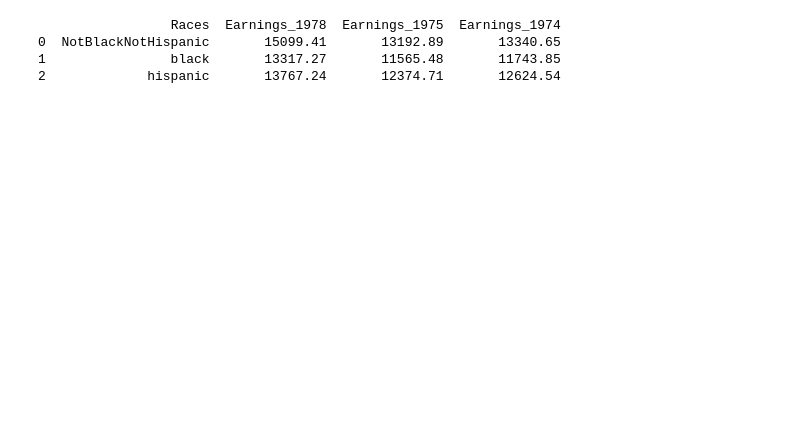
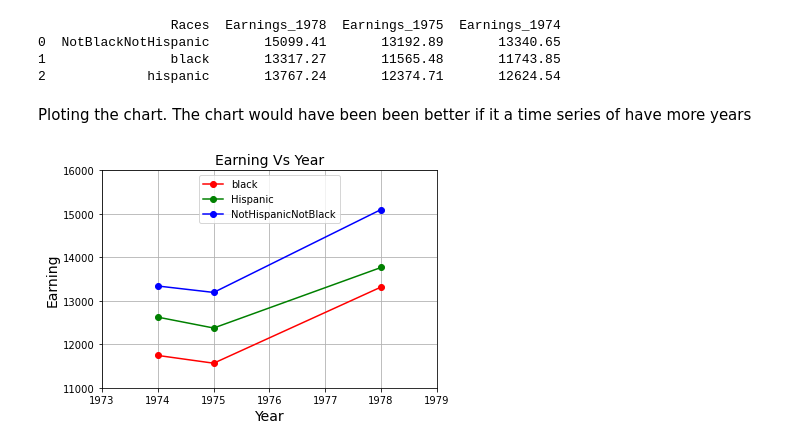
Before and after one commit to fadesere/BSIP_Assignment_1_Students, a Jupyter notebook: Assignment.ipynb, the cells around one changed output. Drawn from its saved outputs; the diff is of its cells as text; code cells hidden in the pictures; blank space fills up the shorter version.

```diff
--- a/Assignment.ipynb
+++ b/Assignment.ipynb
@@ -516,3 +595,45 @@ print(final_df)
 0  NotBlackNotHispanic       15099.41       13192.89       13340.65
 1                black       13317.27       11565.48       11743.85
 2             hispanic       13767.24       12374.71       12624.54
+# %% [markdown]
+Ploting the chart. The chart would have been been better if it a time series of have more years
+# %%
+df_hisp = df[df["Races"]=='hispanic']
+df_black = df[df['Races']=="black"]
+df_nhb = df[df['Races']=="NotBlackNotHispanic"]
+# %%
+# putting the years in data frame and median earning and rounding to 2 decimal places
+
+Data = {'Year': [1974,1975,1978],
+        'Earning': [round(df_black["Earnings_1974"].median(),2),round(df_black["Earnings_1975"].median(),2),round(df_black["Earnings_1978"].median(),2)]
+  }
+
+df_Earning_black = pd.DataFrame(Data,columns=['Year','Earning'])
+# %%
+# putting the years in data frame and median earning and rounding to 2 decimal places
+
+Data1 = {'Year': [1974,1975,1978],
+        'Earning': [round(df_hisp["Earnings_1974"].median(),2),round(df_hisp["Earnings_1975"].median(),2),round(df_hisp["Earnings_1978"].median(),2)]
+  }
+
+df_Earning_hisp = pd.DataFrame(Data1,columns=['Year','Earning'])
+# %%
+Data2 = {'Year': [1974,1975,1978],
+        'Earning': [round(df_nhb["Earnings_1974"].median(),2),round(df_nhb["Earnings_1975"].median(),2),round(df_nhb["Earnings_1978"].median(),2)]
+  }
+
+df_Earning_nhb = pd.DataFrame(Data2,columns=['Year','Earning'])
+# %%
+
+plt.plot(df_Earning_black['Year'], df_Earning_black['Earning'],label = "black", color='red', marker='o')
+plt.plot(df_Earning_hisp['Year'], df_Earning_hisp['Earning'],label = "Hispanic", color='green', marker='o')
+plt.plot(df_Earning_nhb['Year'], df_Earning_nhb['Earning'], label ="NotHispanicNotBlack", color='blue', marker='o')
+plt.title('Earning Vs Year', fontsize=14)
+plt.xlabel('Year', fontsize=14)
+plt.ylabel('Earning', fontsize=14)
+plt.axis([1973, 1979, 11000, 16000]) # setting axis scale X and Y
+plt.legend(loc='upper center')
+plt.grid(True)
+plt.show()
+# %% [output]
+[figure, added]
```
Also changed, not shown: parts of 35 cells of this notebook, 1 other file.
